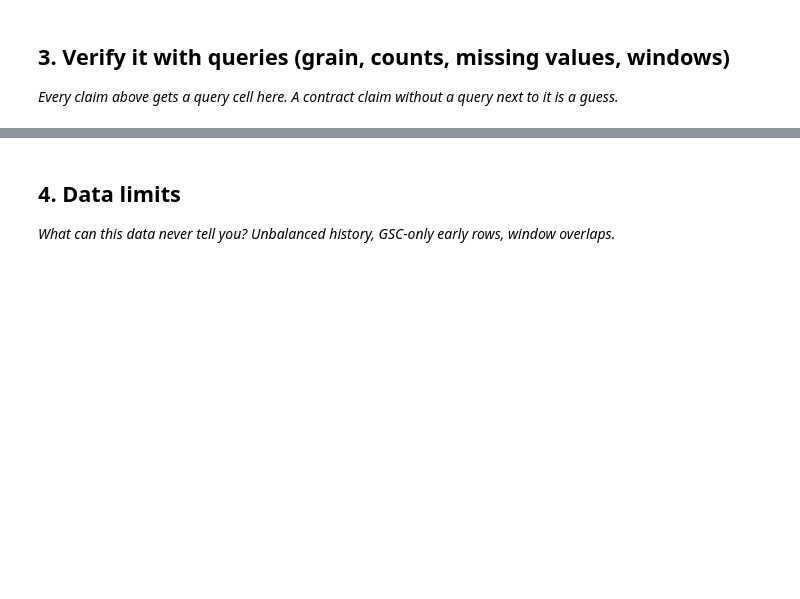
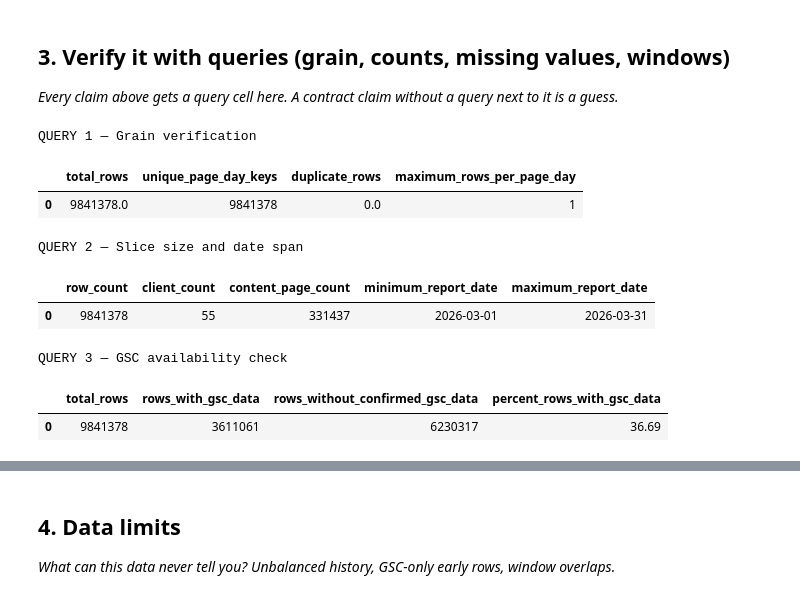
Before and after one commit to MuhammadAhmed196/flyrank-ml-internship, a Jupyter notebook: work/notebooks/w03_data_contract.ipynb, the cells around one changed output, grey strips where cells are left out. Drawn from its saved outputs; the diff is of its cells as text; code cells hidden in the pictures; blank space fills up the shorter version.

```diff
--- a/work/notebooks/w03_data_contract.ipynb
+++ b/work/notebooks/w03_data_contract.ipynb
@@ -29,0 +98,78 @@ This skeleton is yours to fill. Work the sections **in order** — each one has
+# %%
+# This cell is for CODE (numbers, a query, a check).
+# Write your text answer in the cell ABOVE this one — typing sentences here breaks Run All.
+import duckdb
+
+# March 2026 dataframe ko DuckDB SQL table ke taur par register karo
+con = duckdb.connect()
+con.register("march_2026", tables["march_2026"])
+con.register("dim_content", tables["content"])
+
+print("QUERY 1 — Grain verification")
+
+grain_check = con.execute("""
+    WITH page_day_counts AS (
+        SELECT
+            report_date,
+            client_hash_id,
+            content_hash_id,
+            COUNT(*) AS rows_per_page_day
+        FROM march_2026
+        GROUP BY
+            report_date,
+            client_hash_id,
+            content_hash_id
+    )
+    SELECT
+        SUM(rows_per_page_day) AS total_rows,
+        COUNT(*) AS unique_page_day_keys,
+        SUM(rows_per_page_day - 1) AS duplicate_rows,
+        MAX(rows_per_page_day) AS maximum_rows_per_page_day
+    FROM page_day_counts
+""").df()
+
+display(grain_check)
+print("QUERY 2 — Slice size and date span")
+
+slice_check = con.execute("""
+    SELECT
+        COUNT(*) AS row_count,
+        COUNT(DISTINCT client_hash_id) AS client_count,
+        COUNT(DISTINCT content_hash_id) AS content_page_count,
+        MIN(report_date) AS minimum_report_date,
+        MAX(report_date) AS maximum_report_date
+    FROM march_2026
+""").df()
+
+display(slice_check)
+print("QUERY 3 — GSC availability check")
+
+availability_check = con.execute("""
+    SELECT
+        COUNT(*) AS total_rows,
+        COUNT(*) FILTER (
+            WHERE gsc_data_available IS TRUE
+        ) AS rows_with_gsc_data,
+        COUNT(*) FILTER (
+            WHERE gsc_data_available IS NOT TRUE
+        ) AS rows_without_confirmed_gsc_data,
+        ROUND(
+            100.0 * COUNT(*) FILTER (
+                WHERE gsc_data_available IS TRUE
+            ) / COUNT(*),
+            2
+        ) AS percent_rows_with_gsc_data
+    FROM march_2026
+""").df()
+
+display(availability_check)
+# %% [output]
+QUERY 1 — Grain verification
+|  | total_rows | unique_page_day_keys | duplicate_rows | maximum_rows_per_page_day |
+| 0 | 9841378.0 | 9841378 | 0.0 | 1 |
+QUERY 2 — Slice size and date span
+|  | row_count | client_count | content_page_count | minimum_report_date | maximum_report_date |
+| 0 | 9841378 | 55 | 331437 | 2026-03-01 | 2026-03-31 |
+QUERY 3 — GSC availability check
+|  | total_rows | rows_with_gsc_data | rows_without_confirmed_gsc_data | percent_rows_with_gsc_data |
+| 0 | 9841378 | 3611061 | 6230317 | 36.69 |
```
Also changed, not shown: parts of 15 cells of this notebook.
